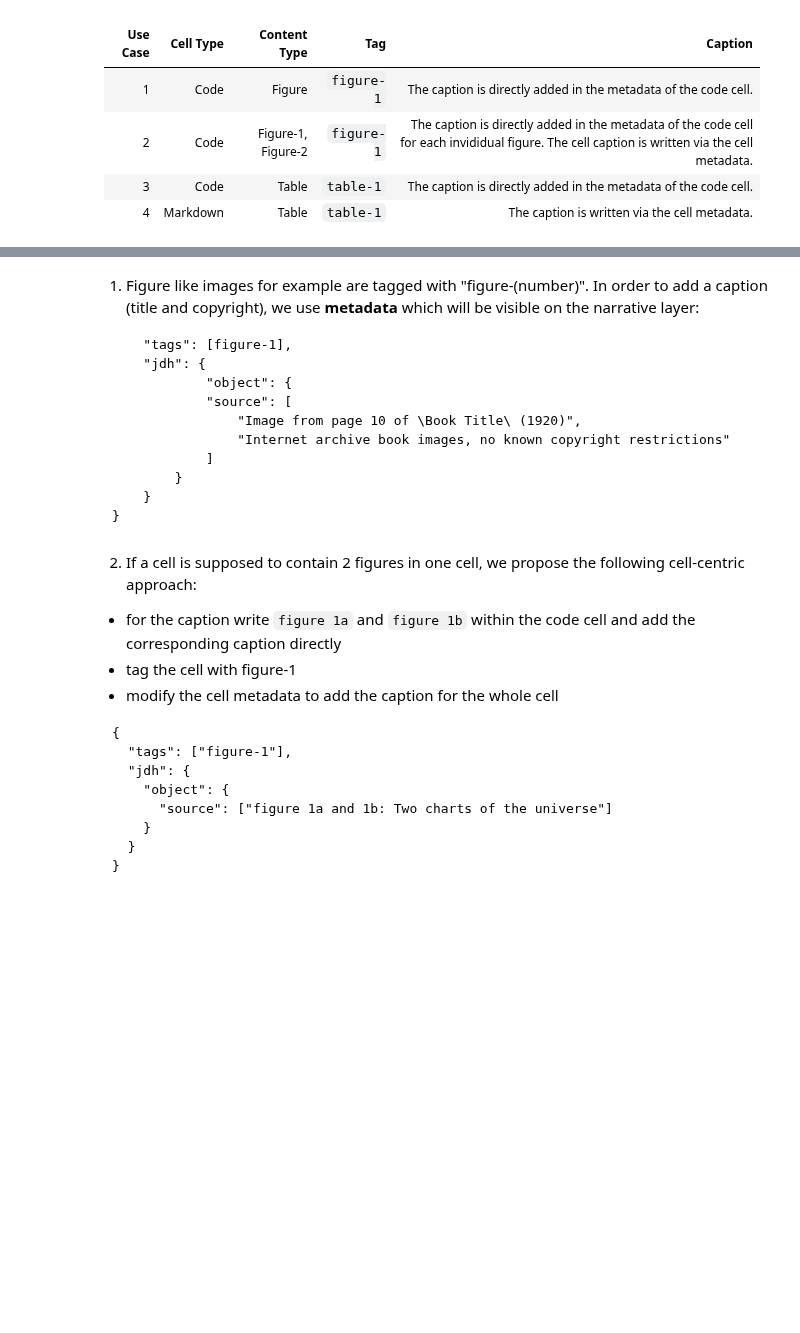
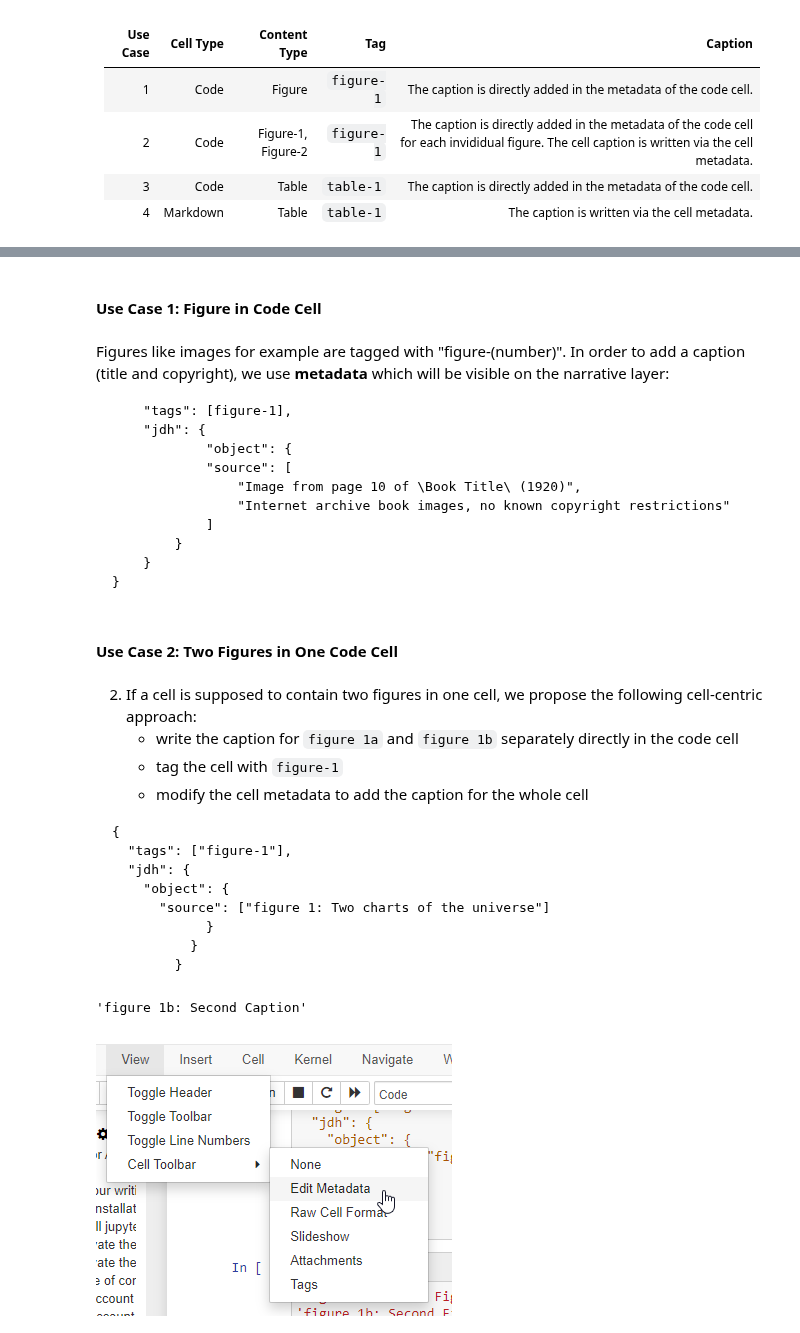
Before and after one commit to C2DH/jdh-notebook, a Jupyter notebook: examples/Author_Guideline/Author_Guideline_1.ipynb, the cells around one changed output, grey strips where cells are left out. Drawn from its saved outputs; the diff is of its cells as text; code cells hidden in the pictures; blank space fills up the shorter version.

Commit message:
guideline/sections
added the following sections:
-  tagging
- captions of figures & tables
- tagging with color coded cells

````diff
--- a/examples/Author_Guideline/Author_Guideline_1.ipynb
+++ b/examples/Author_Guideline/Author_Guideline_1.ipynb
@@ -261,5 +265,7 @@ Use Case | Cell Type | Content Type | Tag | Caption
+# %% [markdown]
+#### Use Case 1: Figure in Code Cell
 # %% [markdown]
-1. Figure like images for example are tagged with "figure-(number)".
+Figures like images for example are tagged with "figure-(number)".
 In order to add a caption (title and copyright), we use **metadata** which will be visible on the narrative layer:
 ```
     "tags": [figure-1],
@@ -273,18 +279,41 @@ In order to add a caption (title and copyright), we use **metadata** which will
     }
 }
 ```
+# %% [markdown]
+#### Use Case 2: Two Figures in One Code Cell
 # %% [markdown]
-2. If a cell is supposed to contain 2 figures in one cell, we propose the following cell-centric approach:
-- for the caption write `figure 1a` and `figure 1b` within the code cell and add the corresponding caption directly
-- tag the cell with figure-1
-- modify the cell metadata to add the caption for the whole cell
+2. If a cell is supposed to contain two figures in one cell, we propose the following cell-centric approach:
+    - write the caption for `figure 1a` and `figure 1b` separately directly in the code cell
+    - tag the cell with `figure-1`
+    - modify the cell metadata to add the caption for the whole cell
 ```
 {
   "tags": ["figure-1"],
   "jdh": {
     "object": {
-      "source": ["figure 1a and 1b: Two charts of the universe"]
-    }
-  }
-}
+      "source": ["figure 1: Two charts of the universe"]
+            }
+          }
+        }
 ```
+# %%
+'figure 1a: First Caption'
+'figure 1b: Second Caption'
+# %% [output]
+'figure 1b: Second Caption'
+# %%
+from IPython.display import Image
+metadata={
+    "jdh": {
+        "module": "object",
+        "object": {
+            "type":"image",
+            "source": [
+                "figure 9: View metadata in cell toolbar"
+            ]
+        }
+    }
+}
+display(Image("media/screenshot_view_metadata.png"), metadata=metadata)
+# %% [output]
+[figure, added]
````
Also changed, not shown: parts of 16 cells of this notebook, 5 other files.
